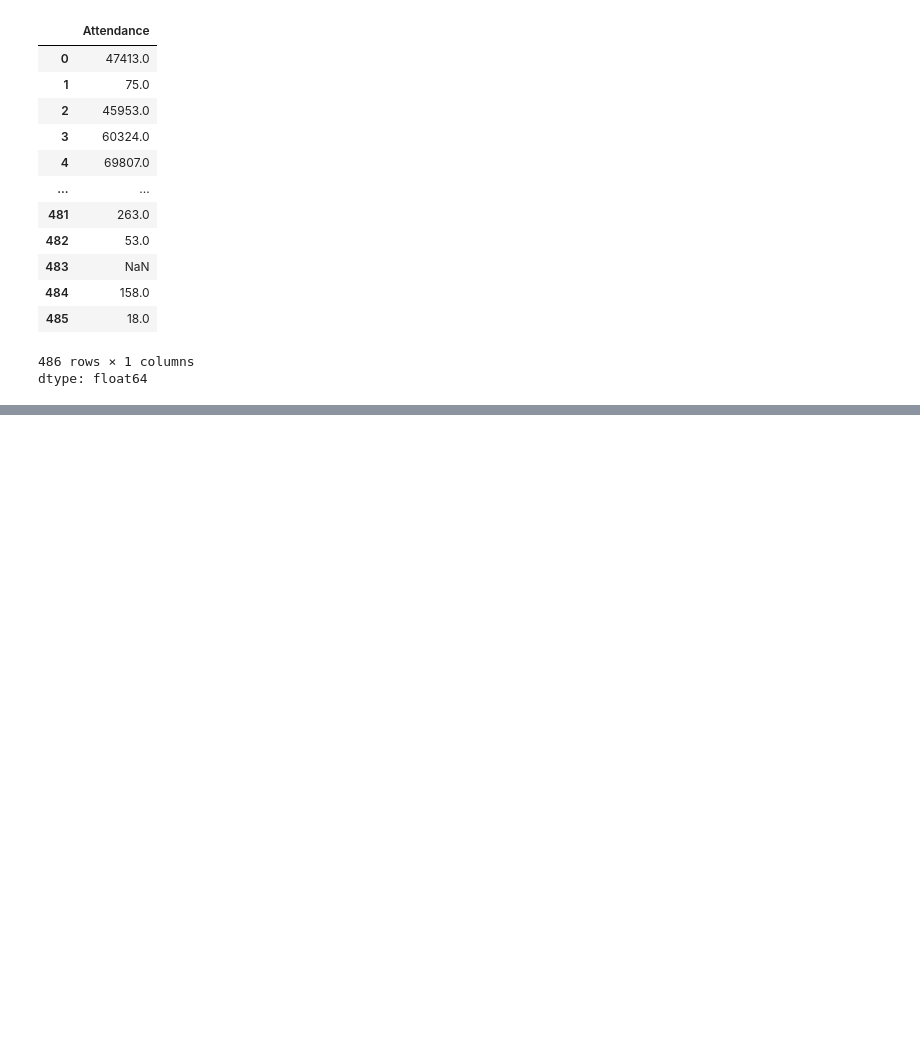
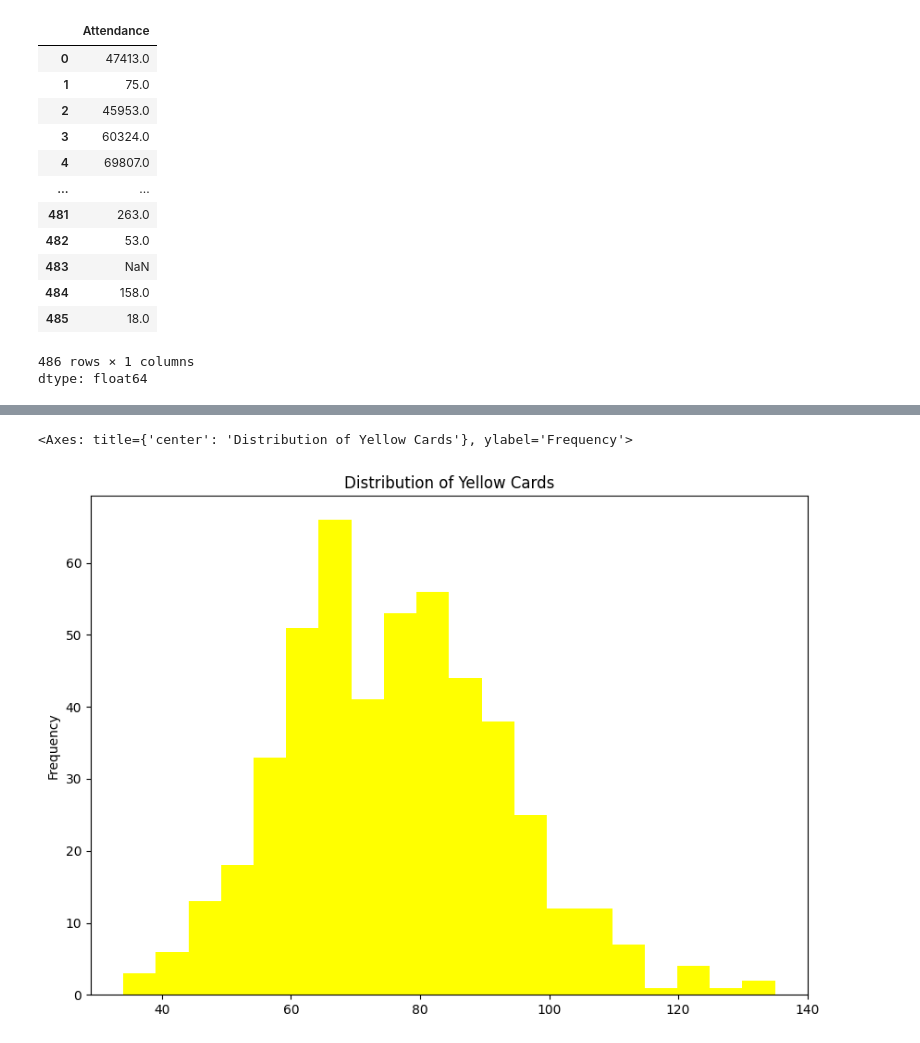
Before and after one commit to sanyi1998/Sandor_Varsanyi_CAPB352_BDA_Project_2025, a Jupyter notebook: Sandor_Varsanyi_CAPB352_final_project.ipynb, the cells around one changed output, grey strips where cells are left out. Cells and saved outputs as stored; diff of their text form; code cells hidden in the pictures; blank space fills up the shorter version.

```diff
--- a/Sandor_Varsanyi_CAPB352_final_project.ipynb
+++ b/Sandor_Varsanyi_CAPB352_final_project.ipynb
@@ -1842,0 +2181,6 @@ dtype: float64
+# %%
+#Drop columns
+df_squad_misc = df_squad_misc.drop(columns= ['team_name', 'Comp', '# team_Pl', 'team_Misc_perform_90s'])
+# %%
+# Add id
+df_squad_misc['squad_misc_stats_id'] = range(1, len(df_squad_misc) + 1)
@@ -1842,0 +2264,6 @@ dtype: float64
+# %%
+#See the distribution of yellow cards
+df_squad_misc['team_Misc_perform_CrdY'].plot (kind='hist', bins=20, figsize=(10,7), title='Distribution of Yellow Cards', color= 'yellow')
+# %% [output]
+<Axes: title={'center': 'Distribution of Yellow Cards'}, ylabel='Frequency'>
+[figure, added]
```
Also changed, not shown: parts of 103 cells of this notebook.
